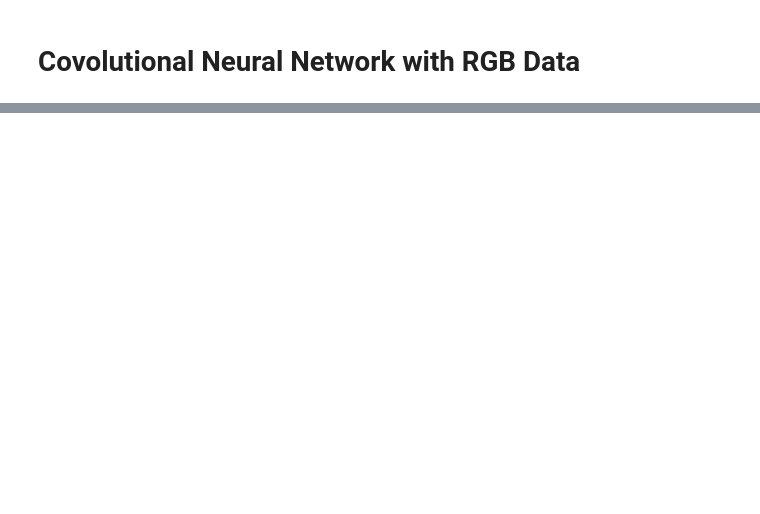
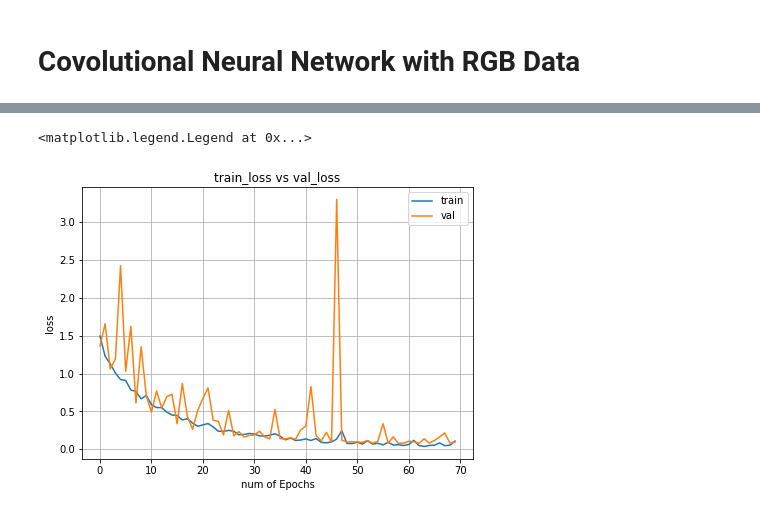
Before and after one commit to brandonsteed/hardware, a Jupyter notebook: classifying-hardware-from-images.ipynb, the cells around one changed output, grey strips where cells are left out. Saved outputs shown, nothing was run; the diff lists cells and outputs as text; code cells hidden in the pictures; blank space fills up the shorter version.

```diff
--- a/classifying-hardware-from-images.ipynb
+++ b/classifying-hardware-from-images.ipynb
@@ -281,26 +271,26 @@ val_score = []
 # %%
 # input image dimensions, from the data
 img_rows, img_cols = 28, 28
-num_classes = 3
+num_classes = 5
 
 
 if K.image_data_format() == 'channels_first':
     X_train = X_train.reshape(X_train.shape[0], 3, img_rows, img_cols)
+    X_val = X_val.reshape(X_val.shape[0], 3, img_rows, img_cols)
     X_test = X_test.reshape(X_test.shape[0], 3, img_rows, img_cols)
-    X_val = X_val.reshape(X_val.shape[0], 3, img_rows, img_cols)
     input_shape = (3, img_rows, img_cols)
 else:
     X_train = X_train.reshape(X_train.shape[0], img_rows, img_cols, 3)
+    X_val = X_val.reshape(X_val.shape[0], img_rows, img_cols, 3)
     X_test = X_test.reshape(X_test.shape[0], img_rows, img_cols, 3)
-    X_val = X_val.reshape(X_val.shape[0], img_rows, img_cols, 3)
     input_shape = (img_rows, img_cols, 3)
 
 X_train = X_train.astype('float32')
+X_val = X_val.astype('float32')
 X_test = X_test.astype('float32')
-X_val = X_val.astype('float32')
 X_train /= 255
+X_val /= 255
 X_test /= 255
-X_val /= 255
 
 print('X_train shape:', X_train.shape)
 print(X_train.shape[0], 'train samples')
@@ -308,8 +298,8 @@ print(X_test.shape[0], 'test samples')
 
 # convert class vectors to binary class matrices
 y_train = keras.utils.to_categorical(y_train, num_classes)
+y_val = keras.utils.to_categorical(y_val, num_classes)
 y_test = keras.utils.to_categorical(y_test, num_classes)
-y_val = keras.utils.to_categorical(y_val, num_classes)
 
 # Building the Model
 model = Sequential()
@@ -329,17 +319,11 @@ model.compile(loss=keras.losses.categorical_crossentropy,
                 optimizer=keras.optimizers.Adadelta(),
                 metrics=['accuracy'])
 
-model.fit(X_train, y_train,
+cnn_hist = model.fit(X_train, y_train,
             batch_size=128,
             epochs=70,
             verbose=1,
-            validation_data=(X_test, y_test))
-#score = model.evaluate(X_test, y_test, verbose=1)
-#print('Test loss:', score[0])
-#print('Test accuracy:', score[1])
-score = model.evaluate(X_val, y_val, verbose=0)
-print(score[1])
-#val_score.append(score[1])
+            validation_data=(X_val, y_val))
 # %% [output]
 X_train shape: (3329, 28, 28, 3)
 3329 train samples
@@ -367,0 +352,17 @@ Test accuracy: 0.9807692307692307
+# %%
+train_loss=cnn_hist.history['loss']
+val_loss=cnn_hist.history['val_loss']
+train_acc=cnn_hist.history['acc']
+val_acc=cnn_hist.history['val_acc']
+
+plt.figure(1,figsize=(7,5))
+plt.plot(train_loss)
+plt.plot(val_loss)
+plt.xlabel('num of Epochs')
+plt.ylabel('loss')
+plt.title('train_loss vs val_loss')
+plt.grid(True)
+plt.legend(['train','val'])
+# %% [output]
+<matplotlib.legend.Legend at 0x...>
+[figure, added]
```
Also changed, not shown: parts of 23 cells of this notebook, 2 other files.
